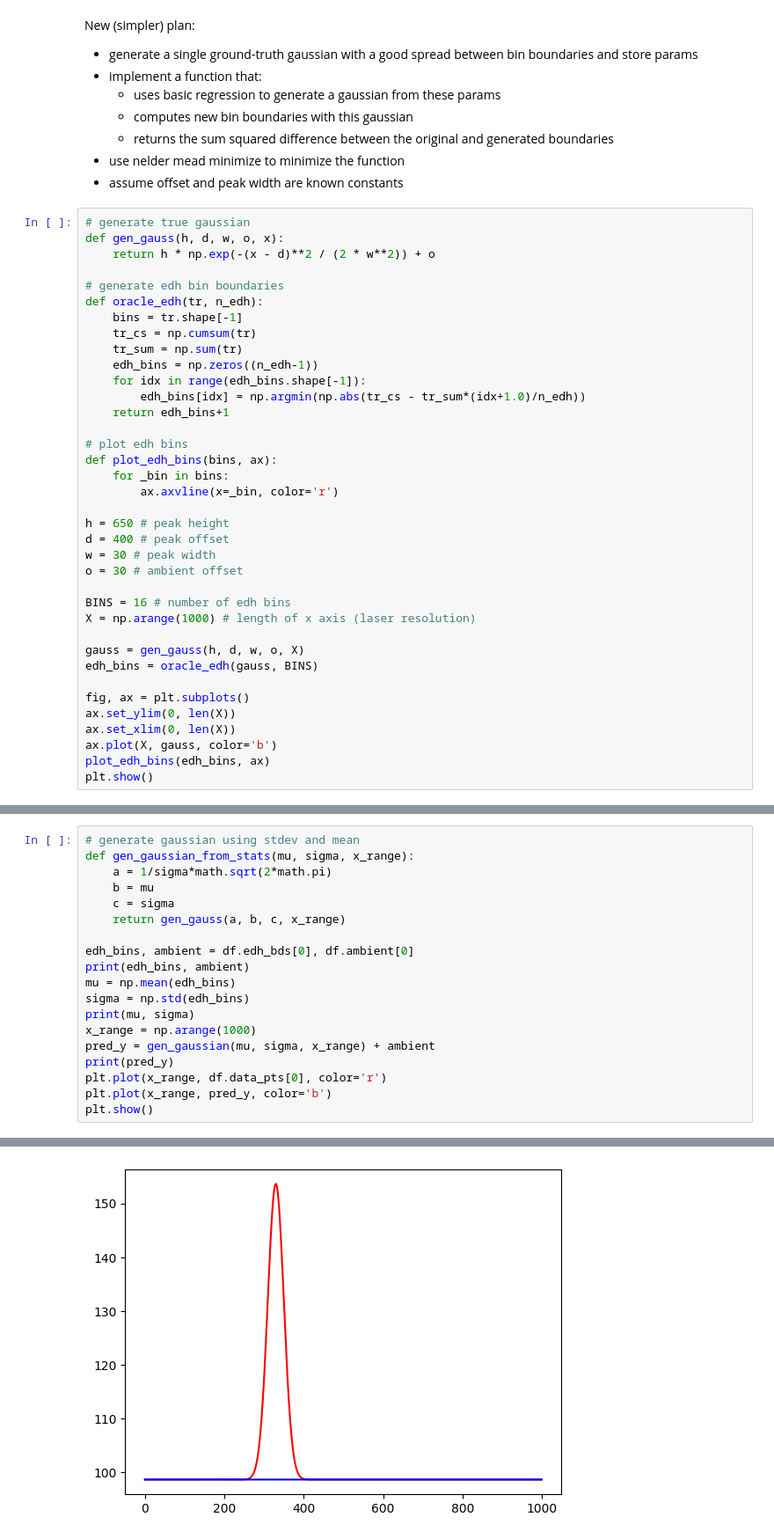
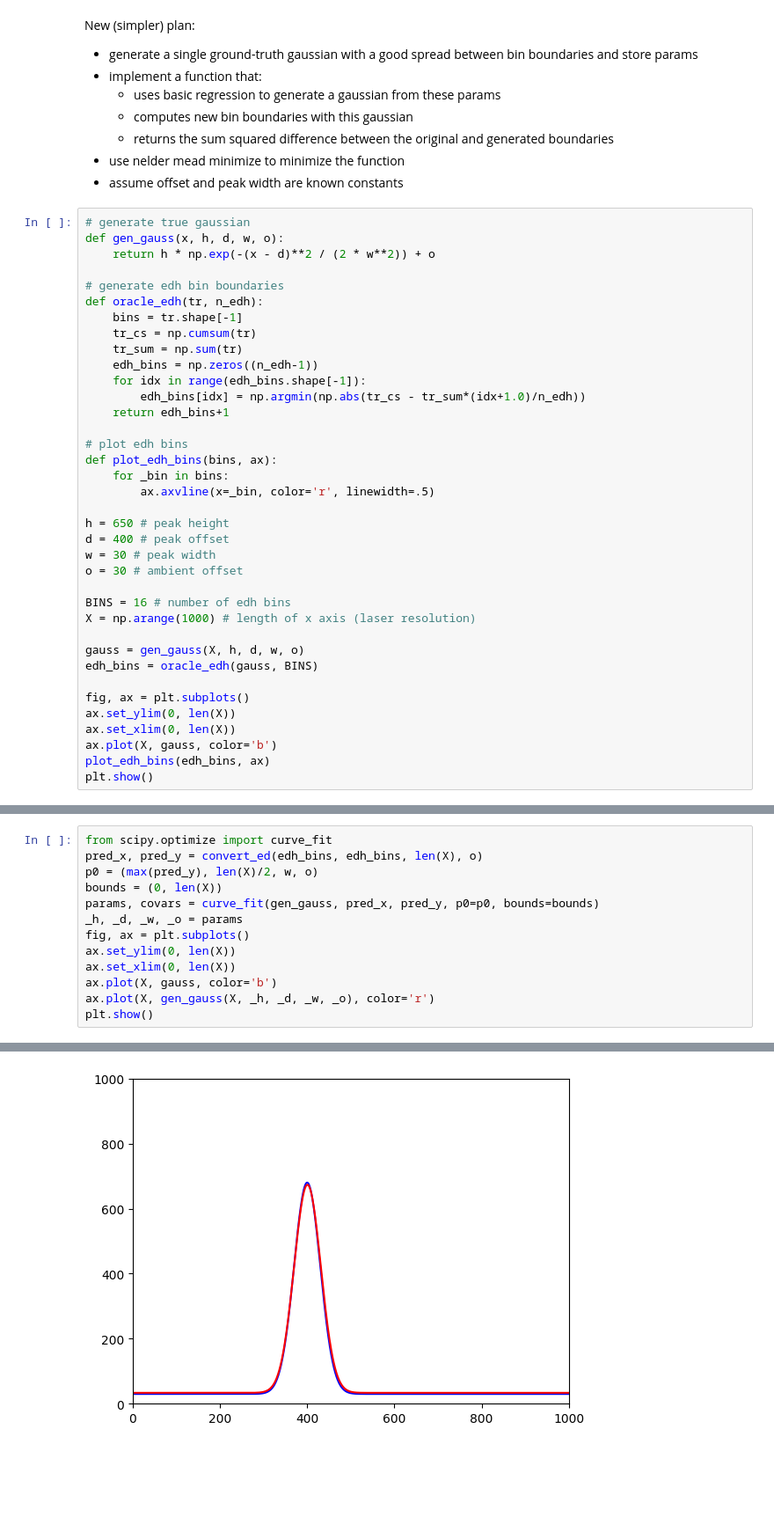
Before and after one commit to elcosas/Gaussian-Optimization, a Jupyter notebook: notebook.ipynb, the cells around one changed output, grey strips where cells are left out. Shown at 88% size. Drawn from its saved outputs; the diff is of its cells as text; blank space fills up the shorter version.

Commit message:
made gaussian curve fit

```diff
--- a/notebook.ipynb
+++ b/notebook.ipynb
@@ -139,7 +140,7 @@ New (simpler) plan:
 - assume offset and peak width are known constants
 # %%
 # generate true gaussian
-def gen_gauss(h, d, w, o, x):
+def gen_gauss(x, h, d, w, o):
     return h * np.exp(-(x - d)**2 / (2 * w**2)) + o
 
 # generate edh bin boundaries
@@ -155,7 +156,7 @@ def oracle_edh(tr, n_edh):
 # plot edh bins
 def plot_edh_bins(bins, ax):
     for _bin in bins:
-        ax.axvline(x=_bin, color='r')
+        ax.axvline(x=_bin, color='r', linewidth=.5)
 
 h = 650 # peak height
 d = 400 # peak offset
@@ -165,7 +166,7 @@ o = 30 # ambient offset
 BINS = 16 # number of edh bins
 X = np.arange(1000) # length of x axis (laser resolution)
 
-gauss = gen_gauss(h, d, w, o, X)
+gauss = gen_gauss(X, h, d, w, o)
 edh_bins = oracle_edh(gauss, BINS)
 
 fig, ax = plt.subplots()
@@ -179,20 +186,14 @@ plt.show()
 # %%
-# generate gaussian using stdev and mean
-def gen_gaussian_from_stats(mu, sigma, x_range):
-    a = 1/sigma*math.sqrt(2*math.pi)
-    b = mu
-    c = sigma
-    return gen_gauss(a, b, c, x_range)
-
-edh_bins, ambient = df.edh_bds[0], df.ambient[0]
-print(edh_bins, ambient)
-mu = np.mean(edh_bins)
-sigma = np.std(edh_bins)
-print(mu, sigma)
-x_range = np.arange(1000)
-pred_y = gen_gaussian(mu, sigma, x_range) + ambient
-print(pred_y)
-plt.plot(x_range, df.data_pts[0], color='r')
-plt.plot(x_range, pred_y, color='b')
+from scipy.optimize import curve_fit
+pred_x, pred_y = convert_ed(edh_bins, edh_bins, len(X), o)
+p0 = (max(pred_y), len(X)/2, w, o)
+bounds = (0, len(X))
+params, covars = curve_fit(gen_gauss, pred_x, pred_y, p0=p0, bounds=bounds)
+_h, _d, _w, _o = params
+fig, ax = plt.subplots()
+ax.set_ylim(0, len(X))
+ax.set_xlim(0, len(X))
+ax.plot(X, gauss, color='b')
+ax.plot(X, gen_gauss(X, _h, _d, _w, _o), color='r')
 plt.show()
 # %% [output]
@@ -216 +200 @@ plt.show()
-[figure, old version]
+[figure, new version]
```
Also changed, not shown: parts of 4 cells of this notebook.
